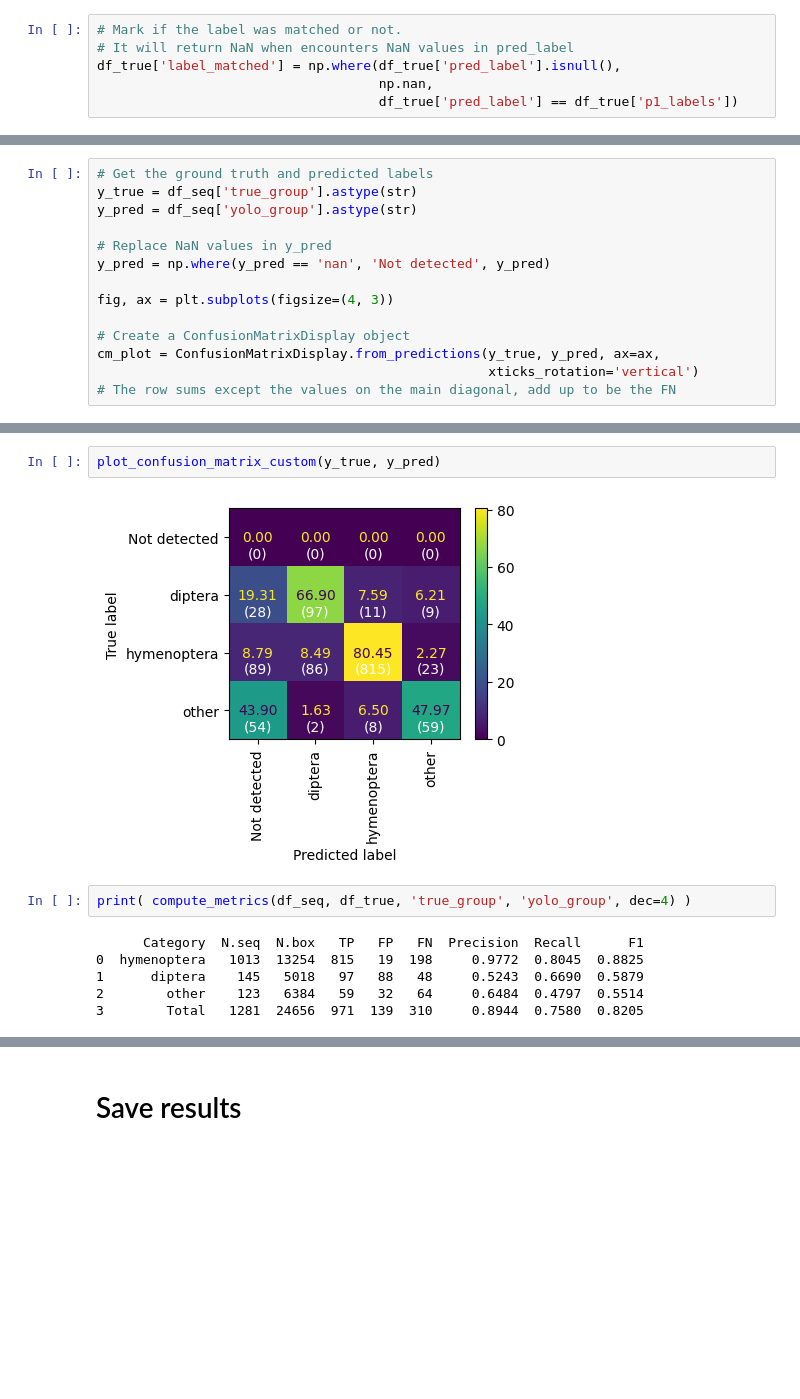
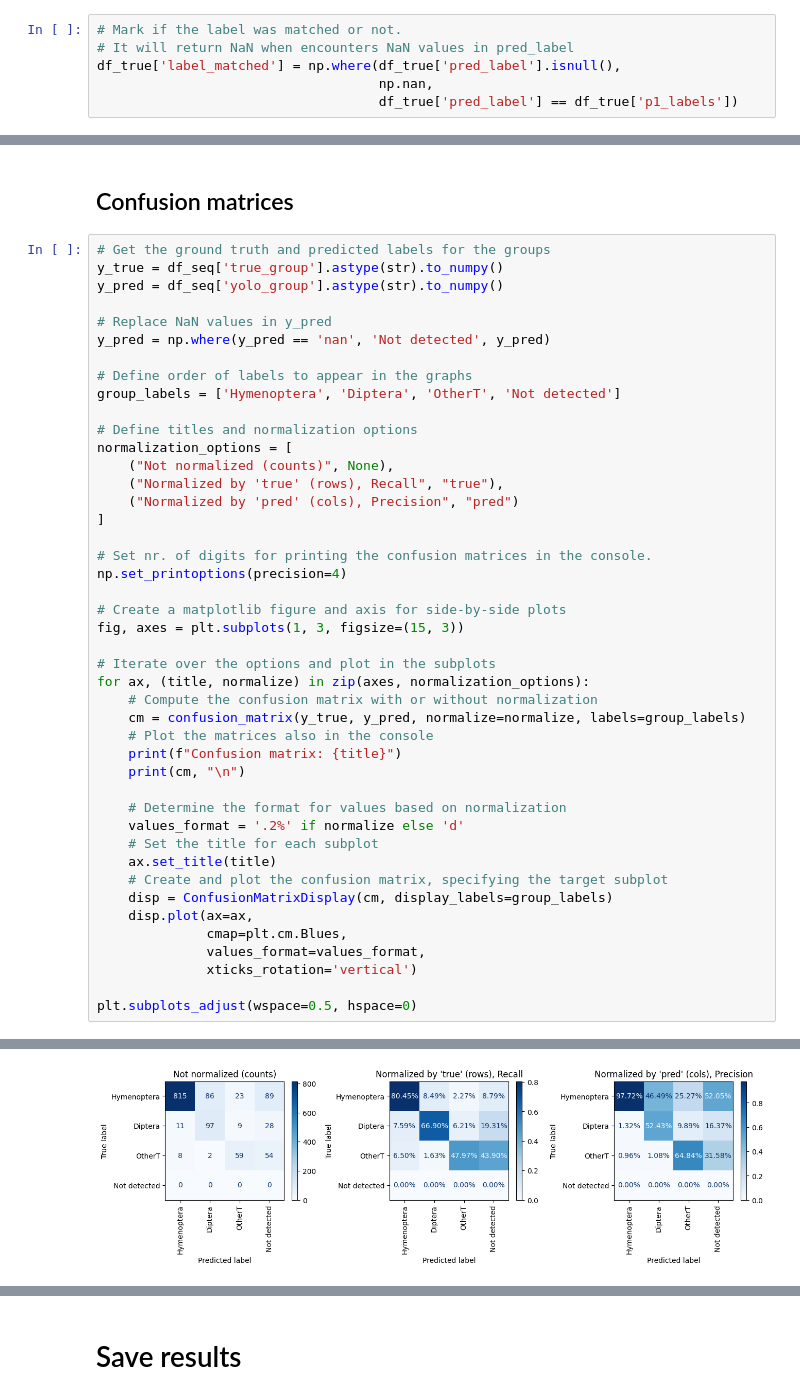
Before and after one commit to valentinitnelav/smartphone-insect-detect, a Jupyter notebook: code/model_performance.ipynb, the cells around one changed output, grey strips where cells are left out. Cells and saved outputs as stored; diff of their text form; blank space fills up the shorter version.

Commit message:
Refactor: metric computation and confusion matrix plotting

```diff
--- a/code/model_performance.ipynb
+++ b/code/model_performance.ipynb
@@ -467,15 +488 @@ other           123
 Name: count, dtype: int64
-# %%
-# Get the ground truth and predicted labels
-y_true = df_seq['true_group'].astype(str)
-y_pred = df_seq['yolo_group'].astype(str)
-
-# Replace NaN values in y_pred
-y_pred = np.where(y_pred == 'nan', 'Not detected', y_pred)
-
-fig, ax = plt.subplots(figsize=(4, 3))
-
-# Create a ConfusionMatrixDisplay object
-cm_plot = ConfusionMatrixDisplay.from_predictions(y_true, y_pred, ax=ax,
-                                                  xticks_rotation='vertical')
-# The row sums except the values on the main diagonal, add up to be the FN
@@ -484,12 +489,47 @@ cm_plot = ConfusionMatrixDisplay.from_predictions(y_true, y_pred, ax=ax,
-# %%
-plot_confusion_matrix_custom(y_true, y_pred)
-# %% [output]
-[figure, removed]
-# %%
-print( compute_metrics(df_seq, df_true, 'true_group', 'yolo_group', dec=4) )
-# %% [output]
-      Category  N.seq  N.box   TP   FP   FN  Precision  Recall      F1
-0  hymenoptera   1013  13254  815   19  198     0.9772  0.8045  0.8825
-1      diptera    145   5018   97   88   48     0.5243  0.6690  0.5879
-2        other    123   6384   59   32   64     0.6484  0.4797  0.5514
-3        Total   1281  24656  971  139  310     0.8944  0.7580  0.8205
+# %% [markdown]
+## Confusion matrices
+# %%
+# Get the ground truth and predicted labels for the groups
+y_true = df_seq['true_group'].astype(str).to_numpy()
+y_pred = df_seq['yolo_group'].astype(str).to_numpy()
+
+# Replace NaN values in y_pred
+y_pred = np.where(y_pred == 'nan', 'Not detected', y_pred)
+
+# Define order of labels to appear in the graphs
+group_labels = ['Hymenoptera', 'Diptera', 'OtherT', 'Not detected']
+
+# Define titles and normalization options
+normalization_options = [
+    ("Not normalized (counts)", None),
+    ("Normalized by 'true' (rows), Recall", "true"),
+    ("Normalized by 'pred' (cols), Precision", "pred")
+]
+
+# Set nr. of digits for printing the confusion matrices in the console.
+np.set_printoptions(precision=4)
+
+# Create a matplotlib figure and axis for side-by-side plots
+fig, axes = plt.subplots(1, 3, figsize=(15, 3))
+
+# Iterate over the options and plot in the subplots
+for ax, (title, normalize) in zip(axes, normalization_options):
+    # Compute the confusion matrix with or without normalization
+    cm = confusion_matrix(y_true, y_pred, normalize=normalize, labels=group_labels)
+    # Plot the matrices also in the console
+    print(f"Confusion matrix: {title}")
+    print(cm, "\n")
+
+    # Determine the format for values based on normalization
+    values_format = '.2%' if normalize else 'd'
+    # Set the title for each subplot
+    ax.set_title(title)
+    # Create and plot the confusion matrix, specifying the target subplot
+    disp = ConfusionMatrixDisplay(cm, display_labels=group_labels)
+    disp.plot(ax=ax,
+              cmap=plt.cm.Blues,
+              values_format=values_format,
+              xticks_rotation='vertical')
+
+plt.subplots_adjust(wspace=0.5, hspace=0)
+# %% [output]
@@ -495,0 +553 @@ print( compute_metrics(df_seq, df_true, 'true_group', 'yolo_group', dec=4) )
+[figure, added]
```
Also changed, not shown: parts of 17 cells of this notebook, 1 other file.
